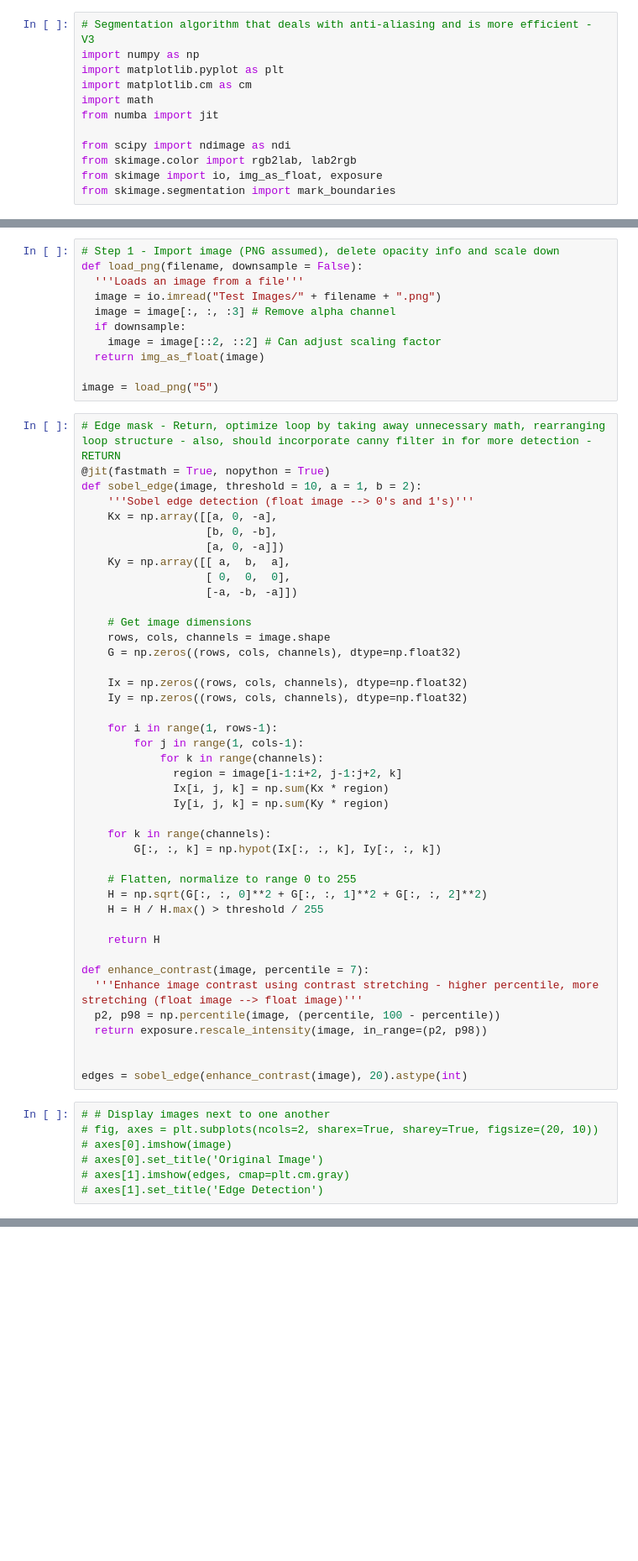
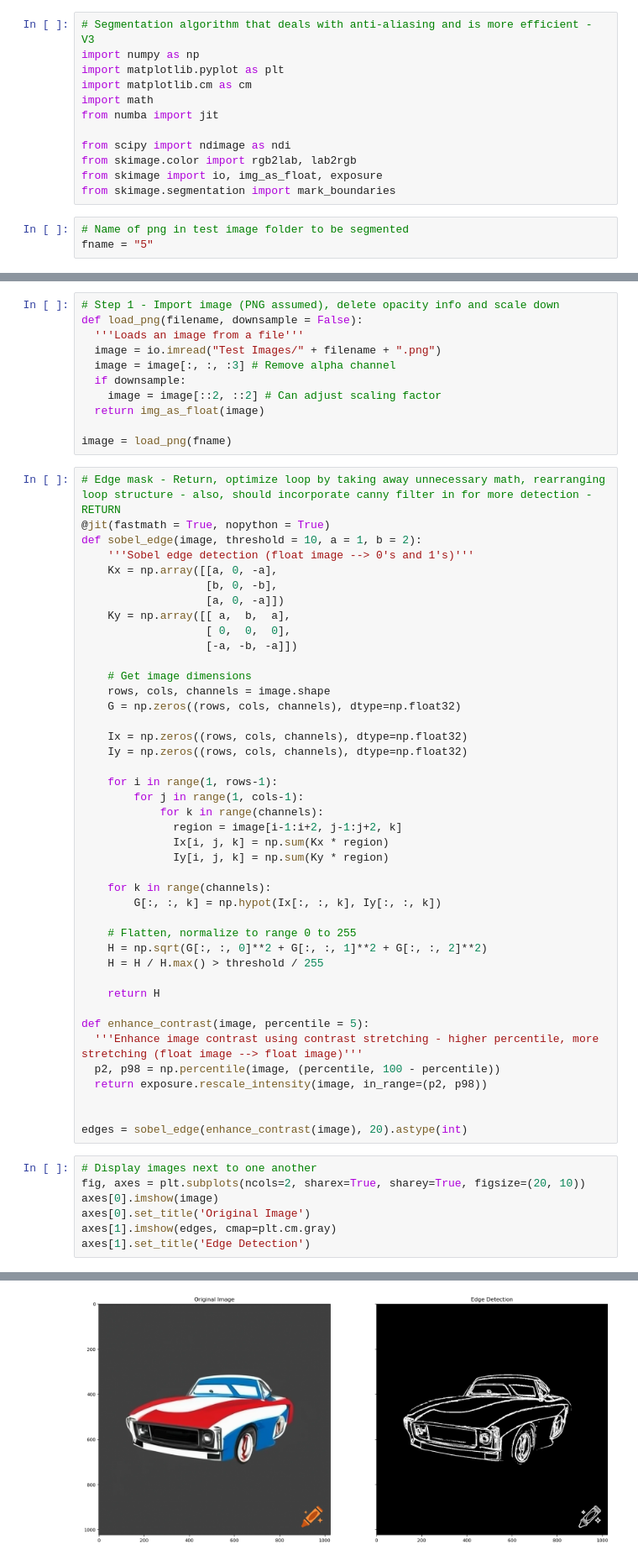
Before and after one commit to GilZaid/img2svg, a Jupyter notebook: segmentation (crude).ipynb, the cells around one changed output, grey strips where cells are left out. Shown at 84% size. Drawn from its saved outputs; the diff is of its cells as text; blank space fills up the shorter version.

```diff
--- a/segmentation (crude).ipynb
+++ b/segmentation (crude).ipynb
@@ -10,6 +10,9 @@ from scipy import ndimage as ndi
 from skimage.color import rgb2lab, lab2rgb
 from skimage import io, img_as_float, exposure
 from skimage.segmentation import mark_boundaries
+# %%
+# Name of png in test image folder to be segmented
+fname = "5"
 # %%
 def display_image(img, len = 10):
   '''Displays an image'''
@@ -53,7 +55,7 @@ def load_png(filename, downsample = False):
     image = image[::2, ::2] # Can adjust scaling factor
   return img_as_float(image)
 
-image = load_png("5")
+image = load_png(fname)
 # %%
 # Edge mask - Return, optimize loop by taking away unnecessary math, rearranging loop structure - also, should incorporate canny filter in for more detection - RETURN
 @jit(fastmath = True, nopython = True)
@@ -89,7 +91,7 @@ def sobel_edge(image, threshold = 10, a = 1, b = 2):
 
     return H
 
-def enhance_contrast(image, percentile = 7):
+def enhance_contrast(image, percentile = 5):
   '''Enhance image contrast using contrast stretching - higher percentile, more stretching (float image --> float image)'''
   p2, p98 = np.percentile(image, (percentile, 100 - percentile))
   return exposure.rescale_intensity(image, in_range=(p2, p98))
@@ -97,9 +99,10 @@ def enhance_contrast(image, percentile = 7):
 
 edges = sobel_edge(enhance_contrast(image), 20).astype(int)
 # %%
-# # Display images next to one another
-# fig, axes = plt.subplots(ncols=2, sharex=True, sharey=True, figsize=(20, 10))
-# axes[0].imshow(image)
-# axes[0].set_title('Original Image')
-# axes[1].imshow(edges, cmap=plt.cm.gray)
-# axes[1].set_title('Edge Detection')
+# Display images next to one another
+fig, axes = plt.subplots(ncols=2, sharex=True, sharey=True, figsize=(20, 10))
+axes[0].imshow(image)
+axes[0].set_title('Original Image')
+axes[1].imshow(edges, cmap=plt.cm.gray)
+axes[1].set_title('Edge Detection')
+# %% [output]
@@ -106,3 +110,4 @@ edges = sobel_edge(enhance_contrast(image), 20).astype(int)
+[figure, added]
 # %%
 # Alg - Flood fill algorithm, S, i, j, c --> S -- improve with full stack and pointers
 
```
Also changed, not shown: parts of 7 cells of this notebook, 10 other files.
